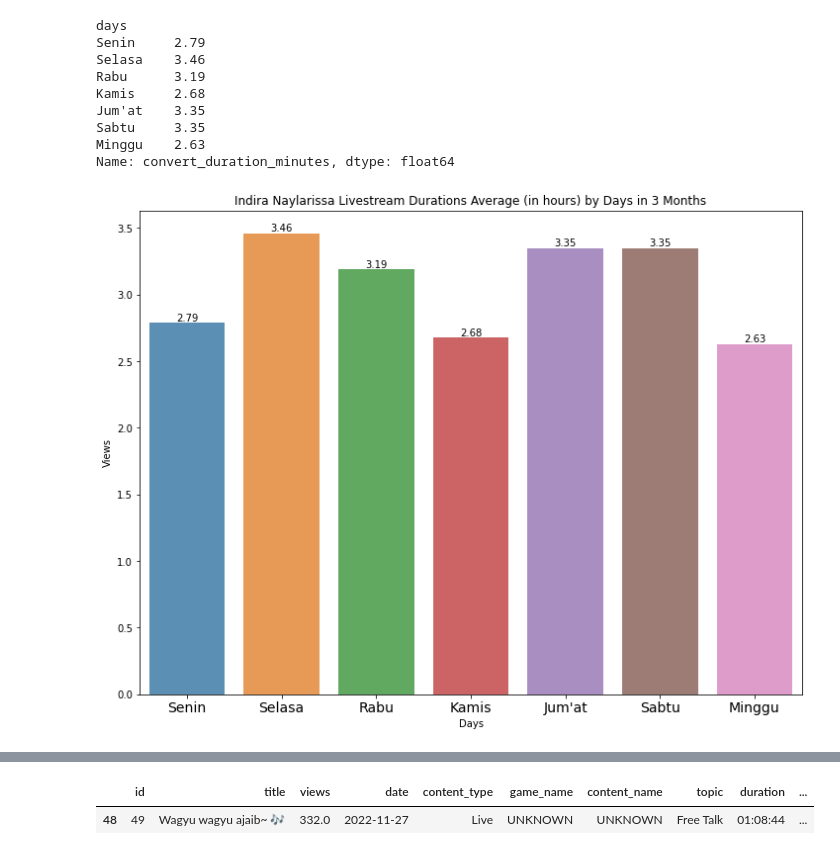
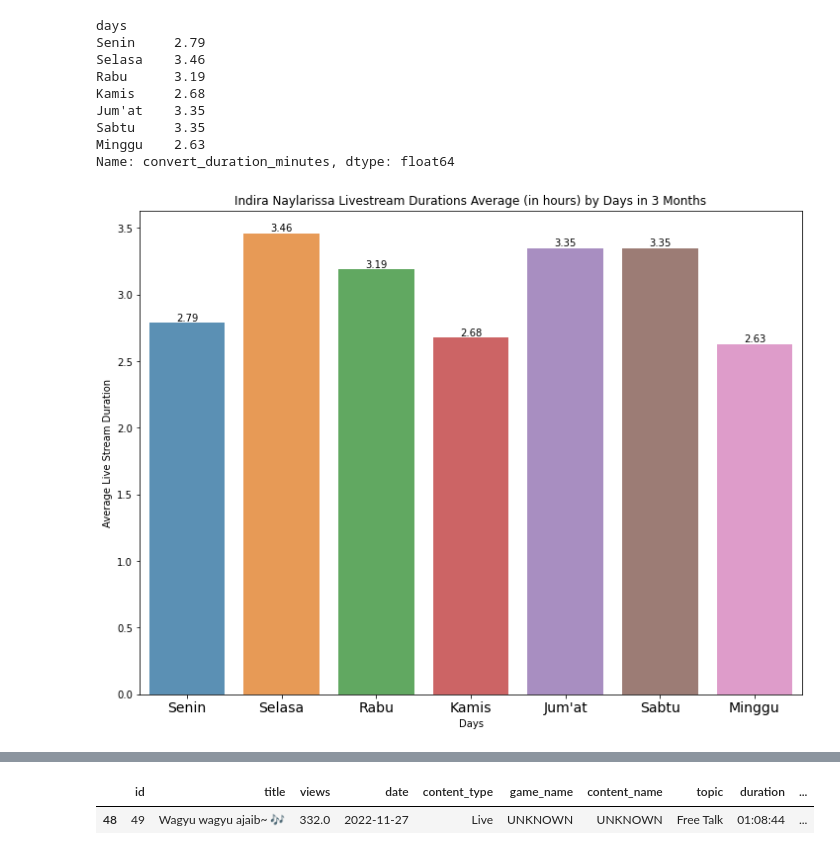
Before and after one commit to shandytp/livium-gen1-report, a Jupyter notebook: indira-analysis.ipynb, the cells around one changed output, grey strips where cells are left out. Saved outputs shown, nothing was run; the diff lists cells and outputs as text; code cells hidden in the pictures.

```diff
--- a/indira-analysis.ipynb
+++ b/indira-analysis.ipynb
@@ -479,14 +460,14 @@ Name: convert_duration_minutes, dtype: float64
 # %%
 plt.figure(figsize=(12,9))
 ax = sns.barplot(avg_stream_duration_days.index, avg_stream_duration_days.values, alpha=0.8)
 ax.bar_label(ax.containers[0])
 plt.xlabel("Days")
-plt.ylabel("Views")
+plt.ylabel("Average Live Stream Duration")
 plt.xticks(fontsize=14)
 plt.title("Indira Naylarissa Livestream Durations Average (in hours) by Days in 3 Months")
 plt.show()
 # %% [output]
-[figure, old version]
+[figure, new version]
 # %%
 data[data["days"] == "Selasa"]
 # %% [output]
```
Also changed, not shown: parts of 13 cells of this notebook.
